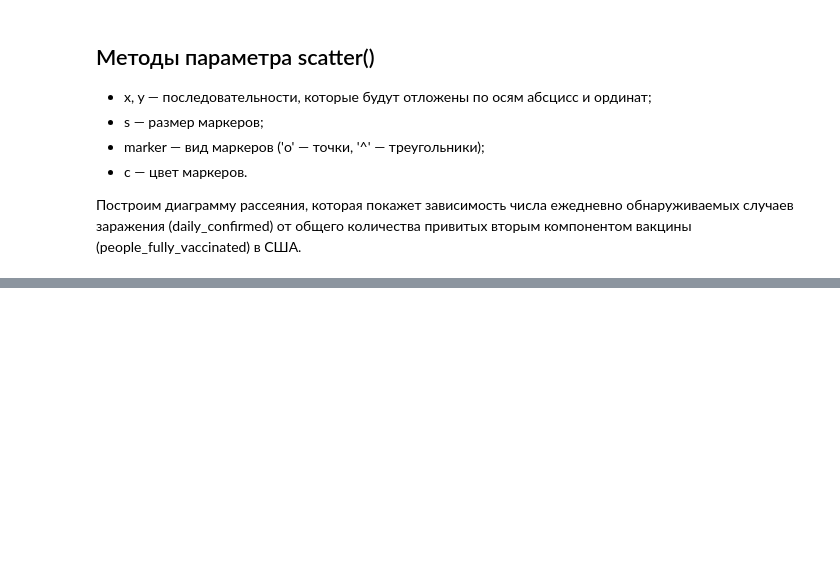
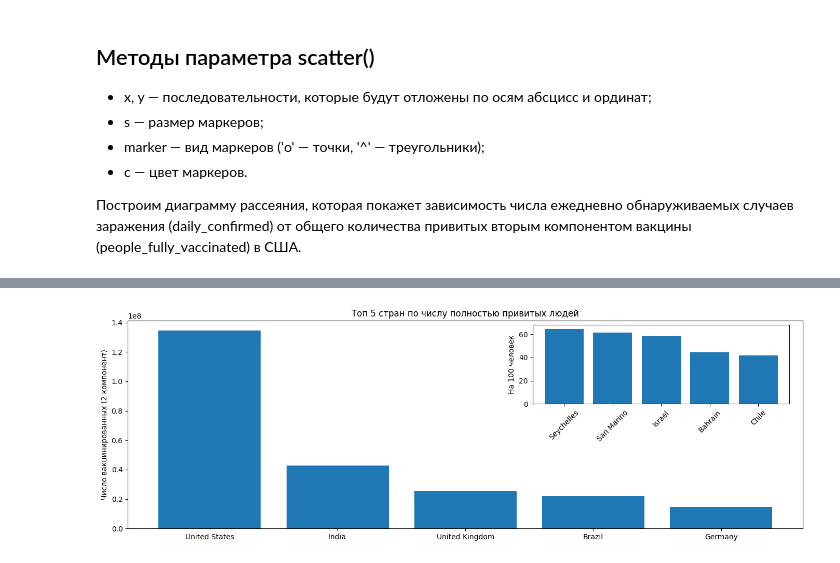
Before and after one commit to step4k777/First, a Jupyter notebook: Визуализация данных/1.ipynb, the cells around one changed output, grey strips where cells are left out. Cells and saved outputs as stored; diff of their text form; code cells hidden in the pictures; blank space fills up the shorter version.

```diff
--- a/Визуализация данных/1.ipynb
+++ b/Визуализация данных/1.ipynb
@@ -234,0 +326,25 @@ plt.style.use('default')
+# %%
+# Например, отобразим ТОП-5 стран по общему числу привитых вторым компонентом людей (people_fully_vaccinated),
+# а также ТОП-5 стран по числу полностью привитых на 100 человек населения (people_fully_vaccinated_per_hundred).
+
+# Группируем таблицу по странам, находим последний по дате зафиксированный показатель с помощью метода last()
+# и выбираем ТОП-5 стран с использованием метода nlargest().
+vacc_country = covid_df.groupby('country')['people_fully_vaccinated'].last().nlargest(5)
+vacc_country_per_hundred = covid_df.groupby('country')['people_fully_vaccinated_per_hundred'].last().nlargest(5)
+
+# Визуализация ГЛАВНОГО графика
+
+fig = plt.figure(figsize=(13,4))
+main_axes = fig.add_axes([0,0,1,1])
+main_axes.bar(x = vacc_country.index, height=vacc_country)
+main_axes.set_ylabel('Число вакцинированных (2 компонент)')
+main_axes.set_title('Топ 5 стран по числу полностью привитых людей')
+
+# Визуализация вспомогательного графика
+
+insert_axes = fig.add_axes([0.6, 0.6, 0.38, 0.38])
+insert_axes.bar(x = vacc_country_per_hundred.index, height=vacc_country_per_hundred)
+insert_axes.set_ylabel('На 100 человек')
+insert_axes.xaxis.set_tick_params(rotation=45)
+# %% [output]
+[figure, added]
```
Also changed, not shown: parts of 11 cells of this notebook.
